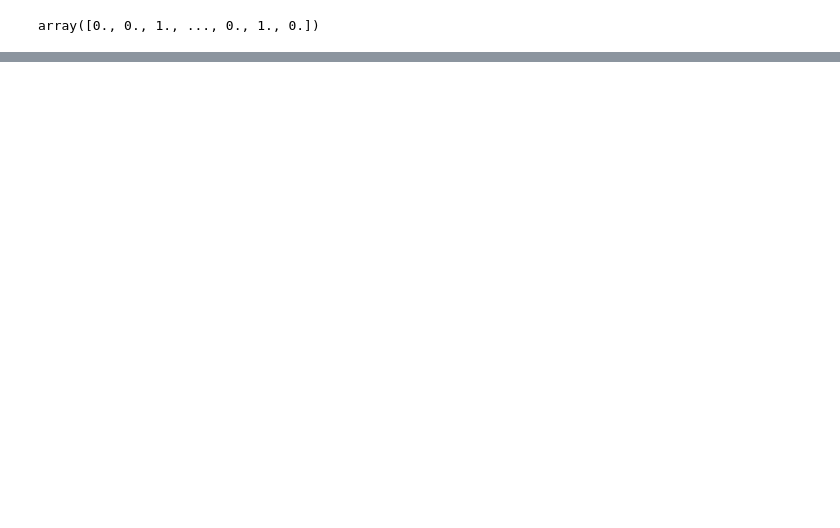
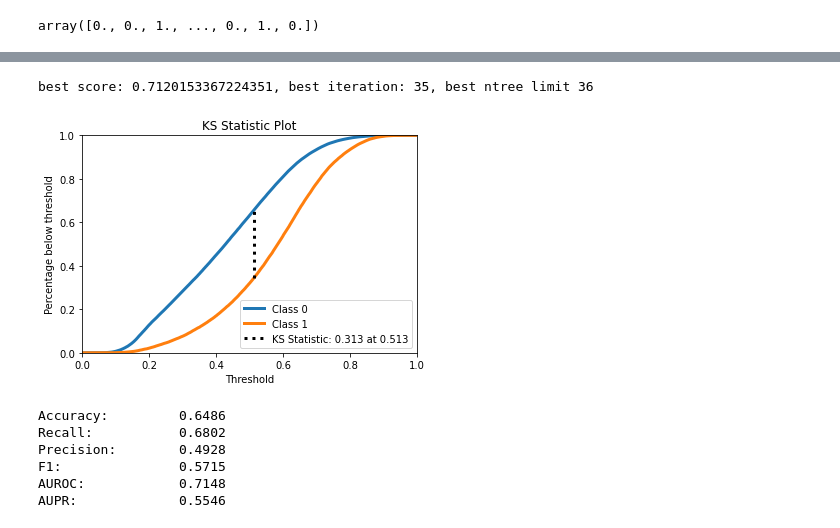
Before and after one commit to thurcst/Projeto-NN, a Jupyter notebook: Testes Projeto RN.ipynb, the cells around one changed output, grey strips where cells are left out. Saved outputs shown, nothing was run; the diff lists cells and outputs as text; code cells hidden in the pictures; blank space fills up the shorter version.

```diff
--- a/Testes Projeto RN.ipynb
+++ b/Testes Projeto RN.ipynb
@@ -492,0 +548,6 @@ array([0., 0., 1., ..., 0., 1., 0.])
+# %%
+x = df_treinX
+y = df_treinY
+# %%
+xgb_model = xgb.XGBClassifier(objective='binary:logistic', random_state=42, eval_metric="auc", early_stopping_rounds=10)
+xgb_model.fit(x,y, verbose=1, eval_set=[(df_validX, df_validY)])
@@ -492,0 +566,18 @@ array([0., 0., 1., ..., 0., 1., 0.])
+# %%
+y_pred = xgb_model.predict_proba(df_test_x)
+y_pred_class = xgb_model.predict(df_test_x)
+y_pred
+
+print("best score: {0}, best iteration: {1}, best ntree limit {2}".format(xgb_model.best_score, xgb_model.best_iteration, xgb_model.best_ntree_limit))
+
+accuracy, recall, precision, f1, auroc, aupr = compute_performance_metrics(df_test_y.to_list(), y_pred_class, y_pred)
+print_metrics_summary(accuracy, recall, precision, f1, auroc, aupr)
+# %% [output]
+best score: 0.7120153367224351, best iteration: 35, best ntree limit 36
+[figure, added]
+Accuracy:         0.6486
+Recall:           0.6802
+Precision:        0.4928
+F1:               0.5715
+AUROC:            0.7148
+AUPR:             0.5546
```
Also changed, not shown: parts of 28 cells of this notebook, 3 other files.
